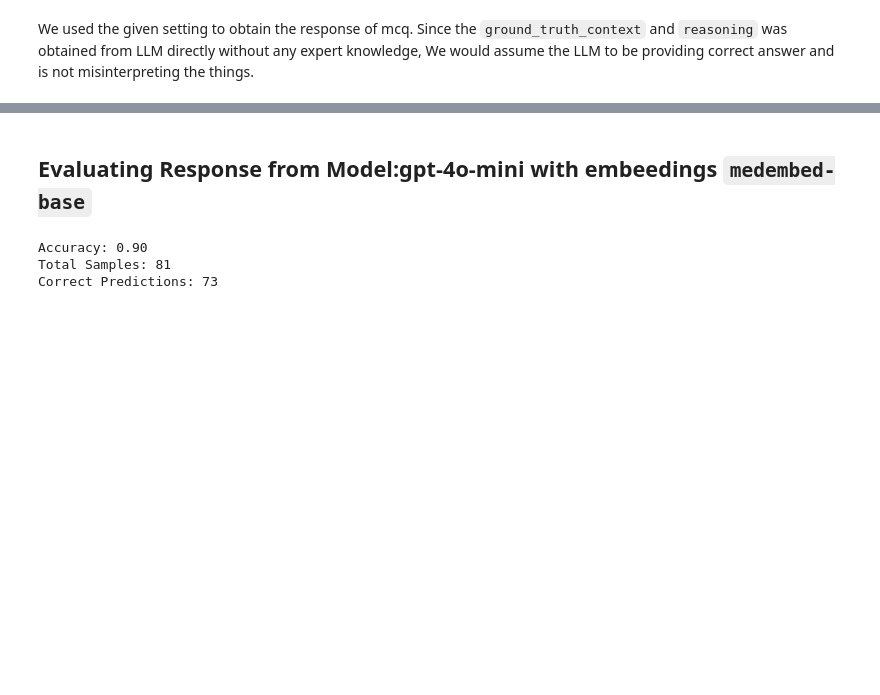
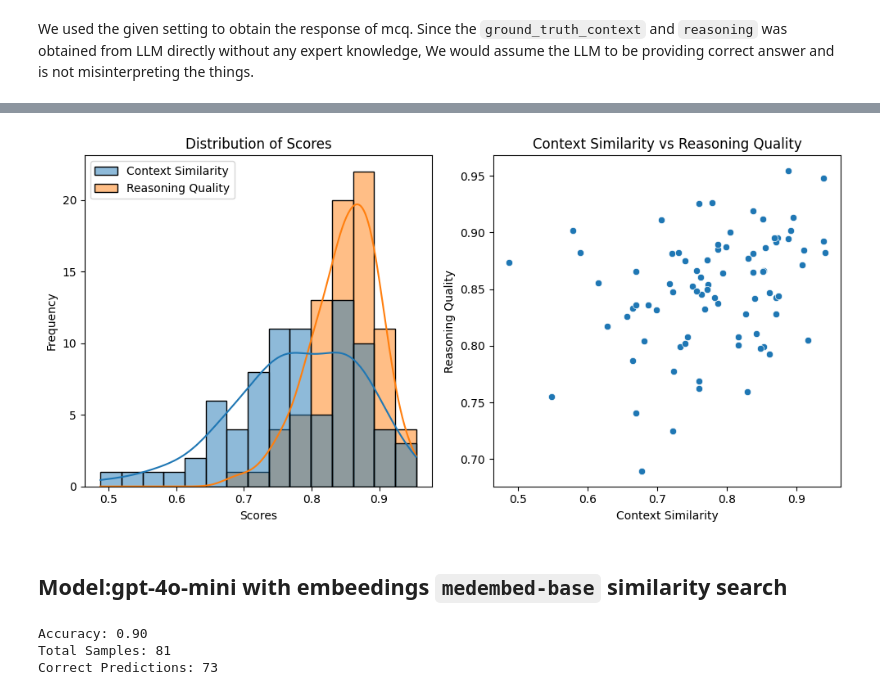
Before and after one commit to paudelanil/askMCQ, a Jupyter notebook: notebook/Evaluation.ipynb, the cells around one changed output, grey strips where cells are left out. Cells and saved outputs as stored; diff of their text form; code cells hidden in the pictures; blank space fills up the shorter version.

```diff
--- a/notebook/Evaluation.ipynb
+++ b/notebook/Evaluation.ipynb
@@ -183,3 +196,7 @@ def visualize_metrics(metrics):
+# %%
+plot_scores(df_gpt_sim_context_similarity)
+# %% [output]
+[figure, added]
 # %% [markdown]
-## Evaluating Response from Model:gpt-4o-mini with embeedings `medembed-base`
+## Model:gpt-4o-mini with embeedings `medembed-base` similarity search
 # %%
```
Also changed, not shown: parts of 15 cells of this notebook, 1 other file.
